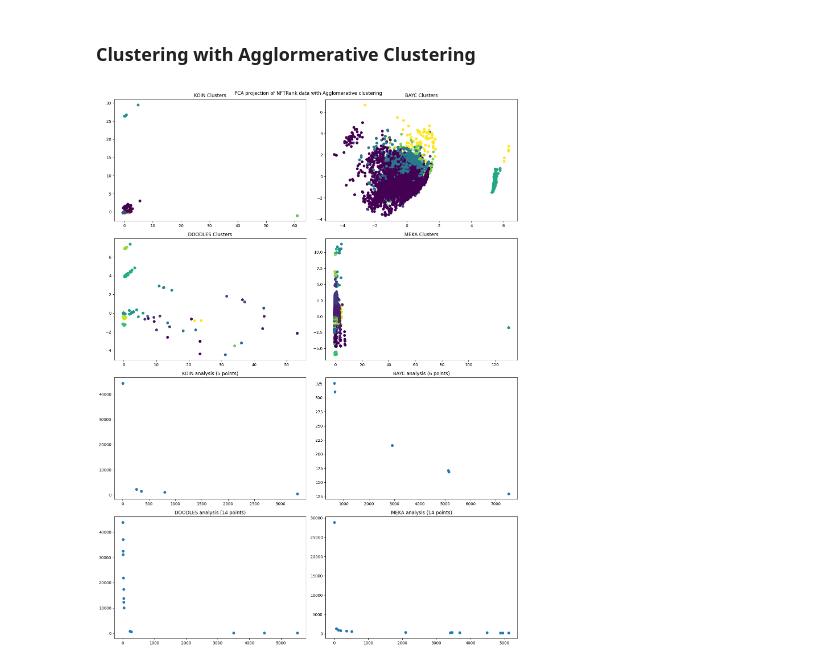
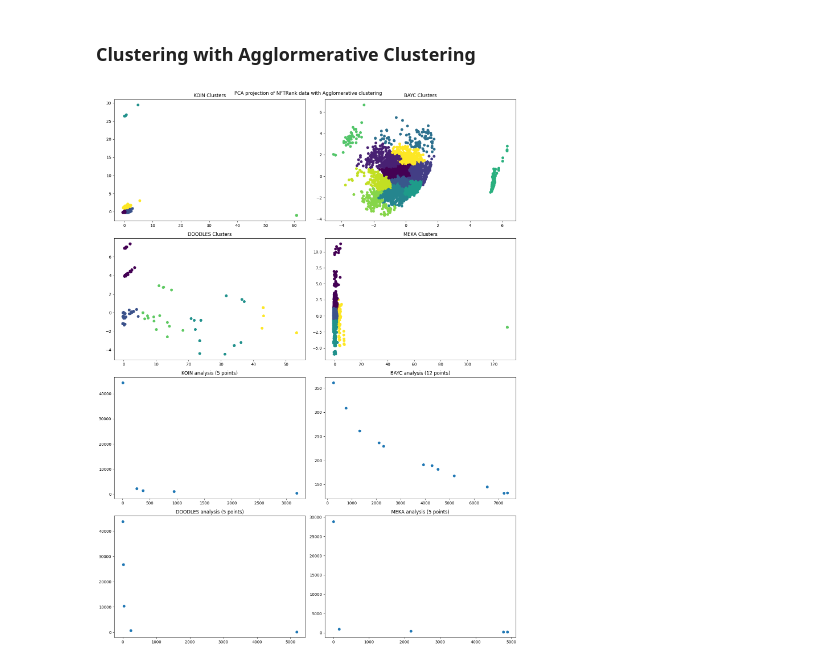
Before and after one commit to zrefai/swap-ease-clustering-api, a Jupyter notebook: notebooks/PCA_Analysis.ipynb, the cells around one changed output. Drawn from its saved outputs; the diff is of its cells as text; code cells hidden in the pictures.

```diff
--- a/notebooks/PCA_Analysis.ipynb
+++ b/notebooks/PCA_Analysis.ipynb
@@ -291,29 +290,29 @@ generate_PCA_cluster_plots_and_analyze(PCA_embeddings, KMean_clusters, UMAP_KMea
 # %%
 from sklearn.cluster import AgglomerativeClustering
 
-def get_Agglomerative_labels_via_silhouette():
+def get_Agglomerative_labels_via_silhouette(embeddings):
     agglomerative_labels = []
 
-    for scaled_df in scaled_dfs:
+    for embedding in embeddings:
         best_score = -1
         labels = 0
 
         for k in range(5, 15):
             agglomerative_model = AgglomerativeClustering(n_clusters=k, affinity='euclidean', linkage='ward')
-            agglomerative_model.fit(scaled_df)
-            score = silhouette_score(scaled_df, agglomerative_model.labels_)
+            agglomerative_model.fit(embedding)
+            score = silhouette_score(embedding, agglomerative_model.labels_)
 
             if score > best_score:
                 best_score = score
                 labels = agglomerative_model.labels_
 
         agglomerative_labels.append(labels)
 
     return agglomerative_labels
 
-Agglomerative_clusters = get_Agglomerative_labels_via_silhouette()
+Agglomerative_clusters = get_Agglomerative_labels_via_silhouette(PCA_embeddings)
 UMAP_Agglomerative_analysis = get_analysis(Agglomerative_clusters)
 
 generate_PCA_cluster_plots_and_analyze(PCA_embeddings, Agglomerative_clusters, UMAP_Agglomerative_analysis, "with Agglomerative clustering")
 # %% [output]
-[figure, old version]
+[figure, new version]
```
Also changed, not shown: parts of 3 cells of this notebook, 13 other files.
